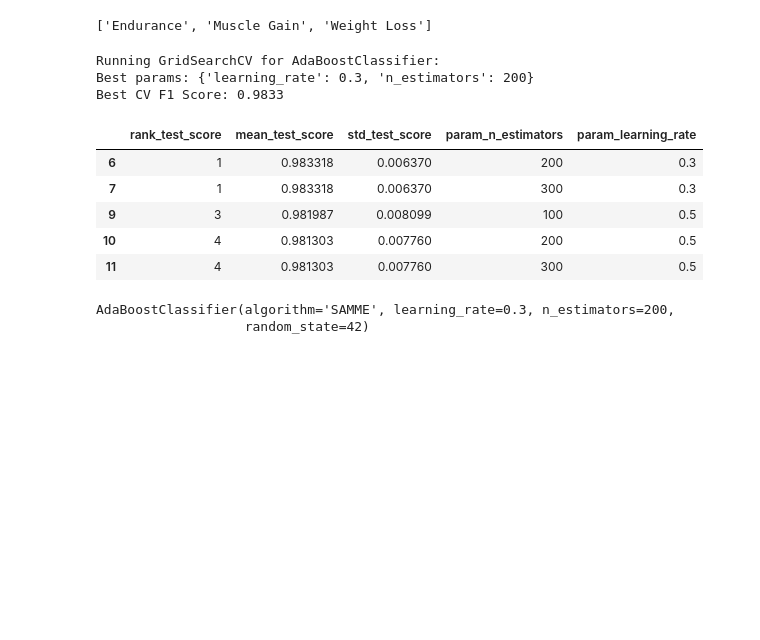
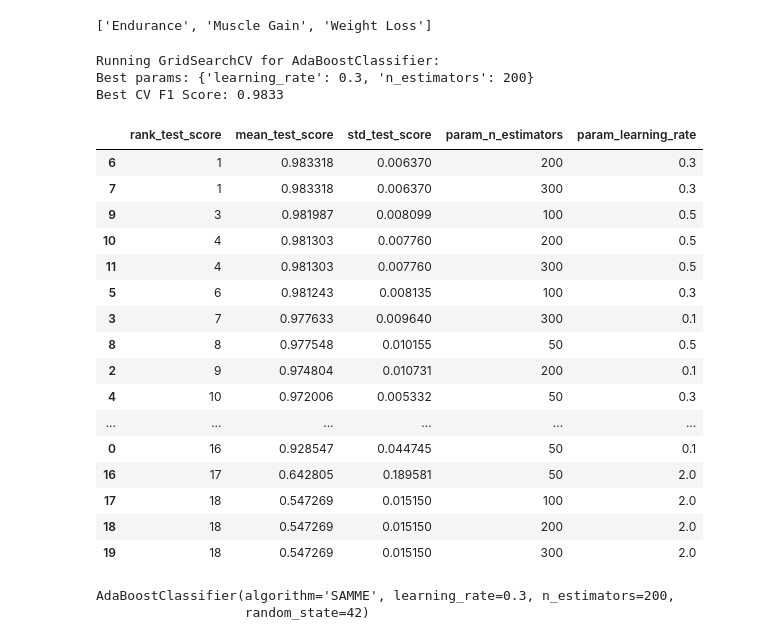
Before and after one commit to quielq/foodclassifier, a Jupyter notebook: foodclassifier_adaboost.ipynb, the cells around one changed output. Drawn from its saved outputs; the diff is of its cells as text; code cells hidden in the pictures; blank space fills up the shorter version.

```diff
--- a/foodclassifier_adaboost.ipynb
+++ b/foodclassifier_adaboost.ipynb
@@ -159,34 +159,45 @@ param_grid = {
 
 print("Running GridSearchCV for AdaBoostClassifier:")
 grid_search = GridSearchCV(
     estimator=AdaBoostClassifier(random_state=42, algorithm='SAMME'),
     param_grid=param_grid,
     cv=5,
     n_jobs=-1,
     scoring="f1_macro"
 )
 
 grid_search.fit(X_scaled, y_encoded)
 
 print("Best params:", grid_search.best_params_)
 print(f"Best CV F1 Score: {grid_search.best_score_:.4f}")
 
 cv_results_df = pd.DataFrame(grid_search.cv_results_)
 cols = [
     'rank_test_score', 'mean_test_score', 'std_test_score',
     'param_n_estimators', 'param_learning_rate'
 ]
-display(cv_results_df.sort_values('rank_test_score')[cols].head())
+display(cv_results_df.sort_values('rank_test_score')[cols].head(20))
 # %% [output]
 Running GridSearchCV for AdaBoostClassifier:
 Best params: {'learning_rate': 0.3, 'n_estimators': 200}
 Best CV F1 Score: 0.9833
 |  | rank_test_score | mean_test_score | std_test_score | param_n_estimators | param_learning_rate |
 | 6 | 1 | 0.983318 | 0.006370 | 200 | 0.3 |
 | 7 | 1 | 0.983318 | 0.006370 | 300 | 0.3 |
 | 9 | 3 | 0.981987 | 0.008099 | 100 | 0.5 |
 | 10 | 4 | 0.981303 | 0.007760 | 200 | 0.5 |
 | 11 | 4 | 0.981303 | 0.007760 | 300 | 0.5 |
+| 5 | 6 | 0.981243 | 0.008135 | 100 | 0.3 |
+| 3 | 7 | 0.977633 | 0.009640 | 300 | 0.1 |
+| 8 | 8 | 0.977548 | 0.010155 | 50 | 0.5 |
+| 2 | 9 | 0.974804 | 0.010731 | 200 | 0.1 |
+| 4 | 10 | 0.972006 | 0.005332 | 50 | 0.3 |
+| ... | ... | ... | ... | ... | ... |
+| 0 | 16 | 0.928547 | 0.044745 | 50 | 0.1 |
+| 16 | 17 | 0.642805 | 0.189581 | 50 | 2.0 |
+| 17 | 18 | 0.547269 | 0.015150 | 100 | 2.0 |
+| 18 | 18 | 0.547269 | 0.015150 | 200 | 2.0 |
+| 19 | 18 | 0.547269 | 0.015150 | 300 | 2.0 |
 # %%
 # Choose best parameters based on grid search results
 best_params = grid_search.best_params_
```
Also changed, not shown: parts of 1 cell of this notebook, 5 other files.
